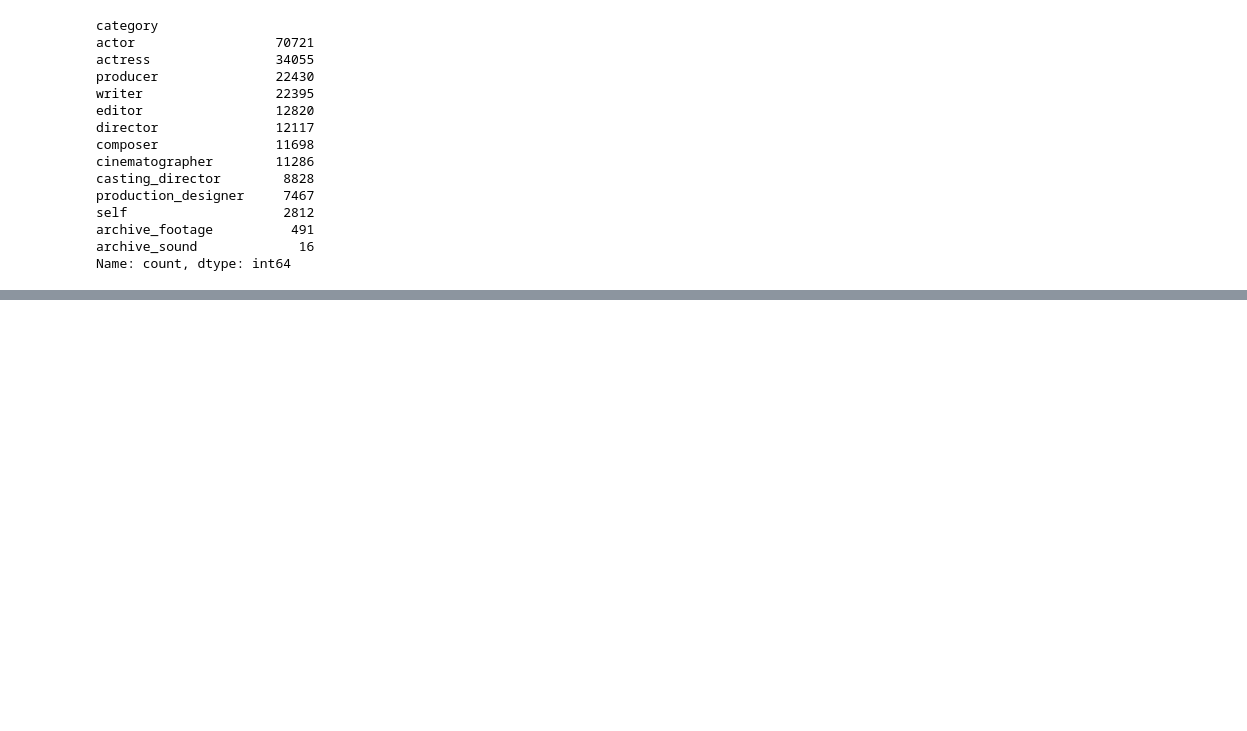
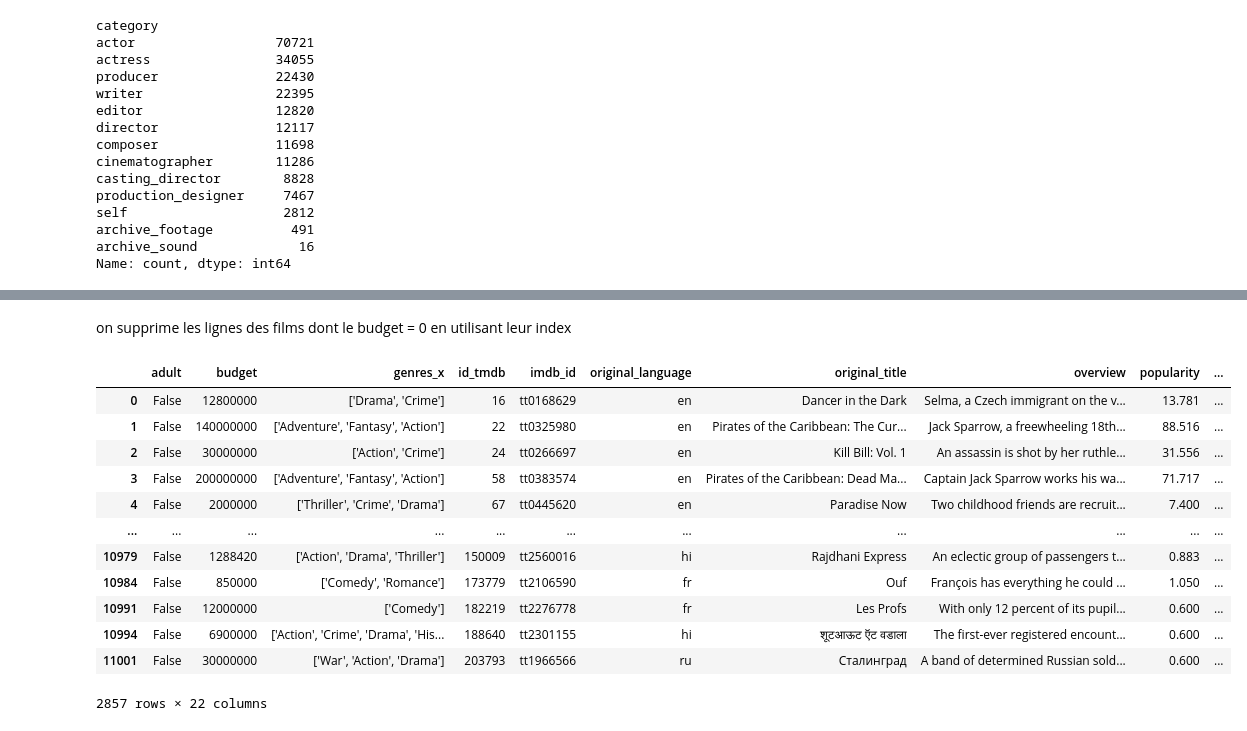
Before and after one commit to Cynthia-OK/CreuseLlywood, a Jupyter notebook: statistiques.ipynb, the cells around one changed output, grey strips where cells are left out. Saved outputs shown, nothing was run; the diff lists cells and outputs as text; code cells hidden in the pictures; blank space fills up the shorter version.

```diff
--- a/statistiques.ipynb
+++ b/statistiques.ipynb
@@ -79,0 +138,19 @@ Name: count, dtype: int64
+# %% [markdown]
+on supprime les lignes des films dont le budget = 0 en utilisant leur index
+# %%
+films_avec_budget = films.drop(films_sans_budget.index, axis = 0)
+films_avec_budget
+# %% [output]
+|  | adult | budget | genres_x | id_tmdb | imdb_id | original_language | original_title | overview | popularity | ... |
+| 0 | False | 12800000 | ['Drama', 'Crime'] | 16 | tt0168629 | en | Dancer in the Dark | Selma, a Czech immigrant on the v... | 13.781 | ... |
+| 1 | False | 140000000 | ['Adventure', 'Fantasy', 'Action'] | 22 | tt0325980 | en | Pirates of the Caribbean: The Cur... | Jack Sparrow, a freewheeling 18th... | 88.516 | ... |
+| 2 | False | 30000000 | ['Action', 'Crime'] | 24 | tt0266697 | en | Kill Bill: Vol. 1 | An assassin is shot by her ruthle... | 31.556 | ... |
+| 3 | False | 200000000 | ['Adventure', 'Fantasy', 'Action'] | 58 | tt0383574 | en | Pirates of the Caribbean: Dead Ma... | Captain Jack Sparrow works his wa... | 71.717 | ... |
+| 4 | False | 2000000 | ['Thriller', 'Crime', 'Drama'] | 67 | tt0445620 | en | Paradise Now | Two childhood friends are recruit... | 7.400 | ... |
+| ... | ... | ... | ... | ... | ... | ... | ... | ... | ... | ... |
+| 10979 | False | 1288420 | ['Action', 'Drama', 'Thriller'] | 150009 | tt2560016 | hi | Rajdhani Express | An eclectic group of passengers t... | 0.883 | ... |
+| 10984 | False | 850000 | ['Comedy', 'Romance'] | 173779 | tt2106590 | fr | Ouf | François has everything he could ... | 1.050 | ... |
+| 10991 | False | 12000000 | ['Comedy'] | 182219 | tt2276778 | fr | Les Profs | With only 12 percent of its pupil... | 0.600 | ... |
+| 10994 | False | 6900000 | ['Action', 'Crime', 'Drama', 'His... | 188640 | tt2301155 | hi | शूटआऊट ऍट वडाला | The first-ever registered encount... | 0.600 | ... |
+| 11001 | False | 30000000 | ['War', 'Action', 'Drama'] | 203793 | tt1966566 | ru | Сталинград | A band of determined Russian sold... | 0.600 | ... |
+2857 rows × 22 columns
```
Also changed, not shown: parts of 39 cells of this notebook.
